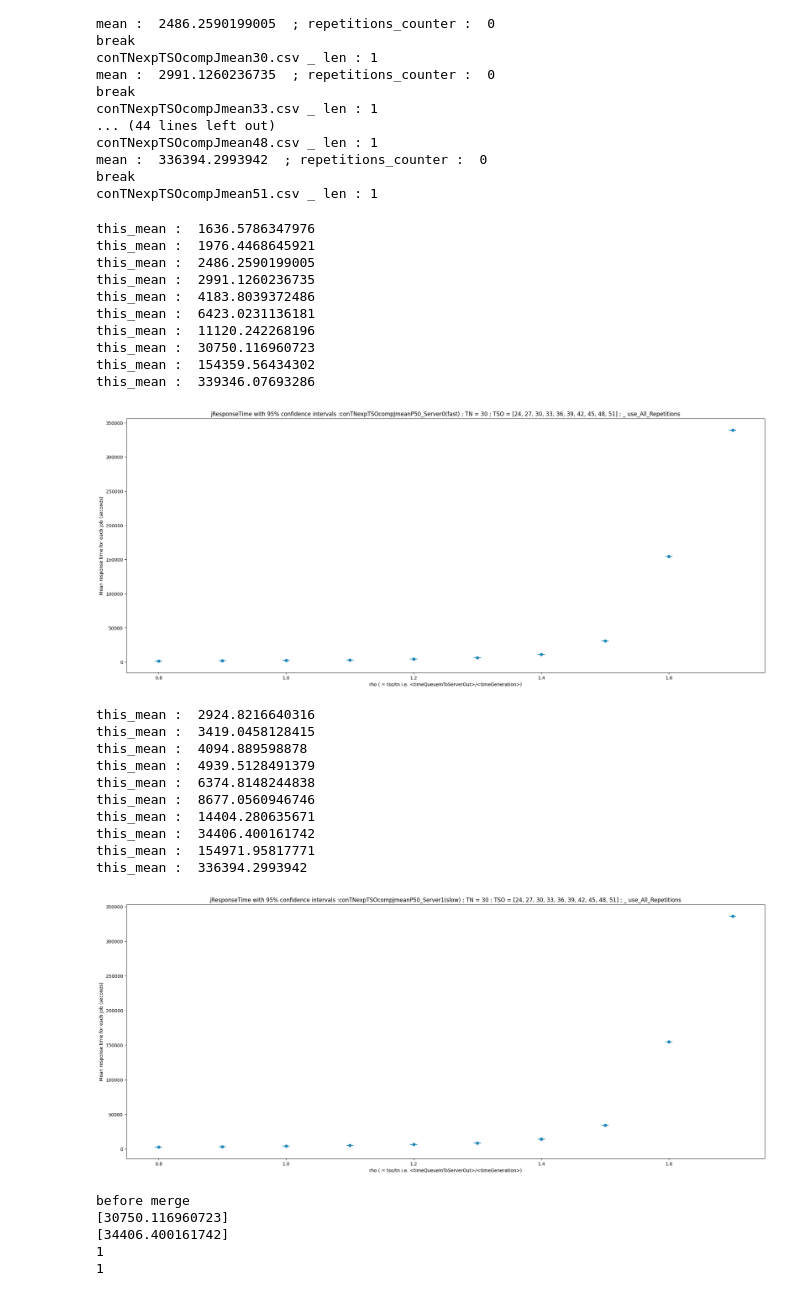
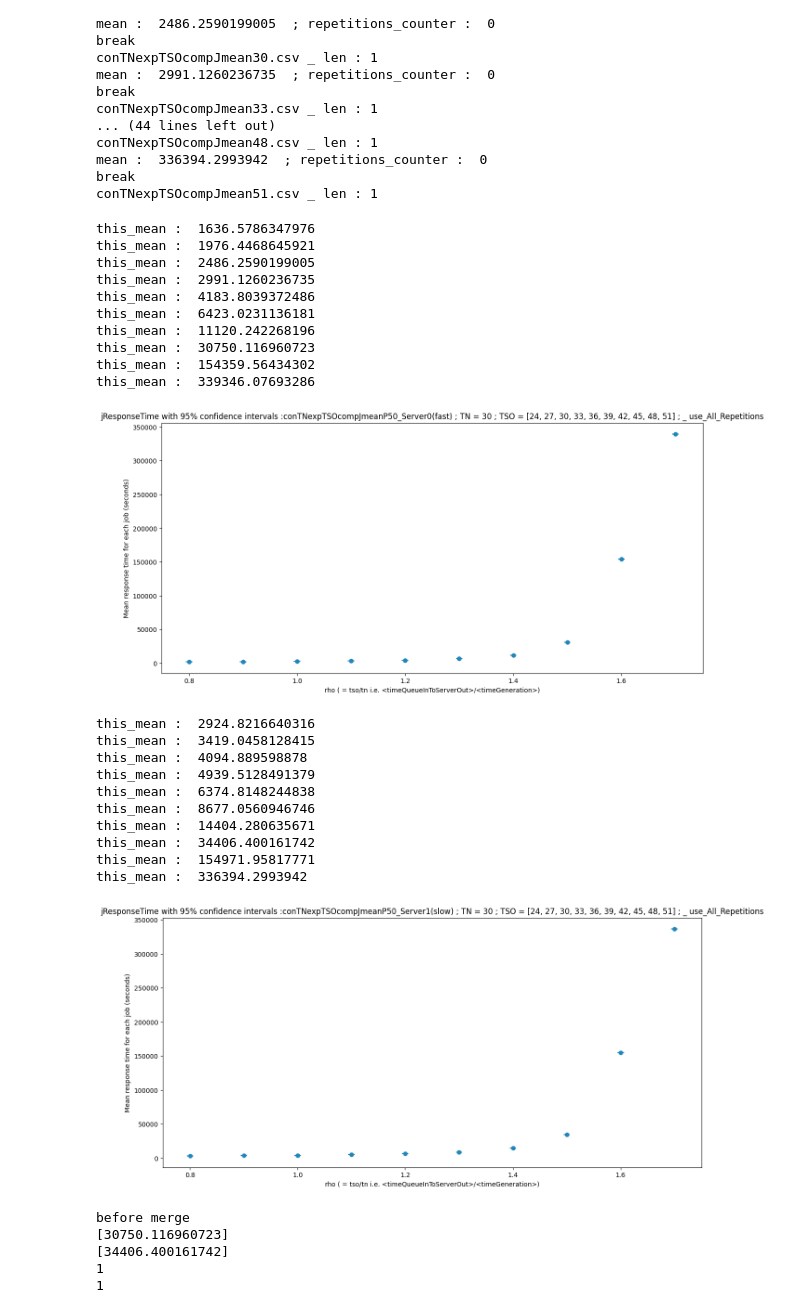
Before and after one commit to JacopoCarlon/JC_Performance_Evaluation_of_Computer_Systems_and_Networks_PECSN__Project, a Jupyter notebook: python_scripts/constTNexpTSOp50ResTimeISTandCI.ipynb, the cells around one changed output. Cells and saved outputs as stored; diff of their text form; code cells hidden in the pictures.

```diff
--- a/python_scripts/constTNexpTSOp50ResTimeISTandCI.ipynb
+++ b/python_scripts/constTNexpTSOp50ResTimeISTandCI.ipynb
@@ -363,7 +363,7 @@ def plot_confidence_interval(x, values, z=1.96, color='#2187bb', horizontal_line
 plot_dir = f'../images/plots'
 
 for srvn in range(0, len(server_names)):
-	plt.rcParams["figure.figsize"] = (25, 10)
+	plt.rcParams["figure.figsize"] = (15, 7)
 	for tso_this_iter in range(0, len(target_tso), 1) :
 		this_tso_averages = general_array[srvn][tso_this_iter]
 		#	print(this_tso_averages)
@@ -382,34 +382,34 @@ for srvn in range(0, len(server_names)):
 	#	plt.plot(rho, rho**2/(1-rho)   , color='r', label="rho^2/(1-rho)")
 	#	plt.legend(loc="upper left")
 
 	extras = ["fast", "slow"]
 	name = f'jResponseTime with 95% confidence intervals :conTNexpTSOcompJmeanP{probability}_Server{srvn}({extras[srvn]})'
 	plt.title(f"{name} ; TN = 30 ; TSO = {target_tso} ; _ use_All_Repetitions")
 
 
 	plt.ylabel("Mean response time for each job (seconds)")
 	plt.xlabel("rho ( = tso/tn i.e. <timeQueueInToServerOut>/<timeGeneration>)")
 
 	save = False
 	if save == True:
 		if use_all == True:
 			plt.savefig(f'{plot_dir}/jResTime_ConfidenceIntervals_plot{distribution}P{probability}_{target_tso[tso_this_iter]}_Server{srvn}.png')
 		else :
 			plt.savefig(f'{plot_dir}/jResTime_ConfidenceIntervals_plot{distribution}P{probability}_{target_tso[tso_this_iter]}_onlyIterZero_Server{srvn}.png')
 
 	plt.show()
 # %% [output]
 this_mean :  1636.5786347976
 this_mean :  1976.4468645921
 this_mean :  2486.2590199005
 this_mean :  2991.1260236735
 this_mean :  4183.8039372486
 this_mean :  6423.0231136181
 this_mean :  11120.242268196
 this_mean :  30750.116960723
 this_mean :  154359.56434302
 this_mean :  339346.07693286
-[figure, old version]
+[figure, new version]
 this_mean :  2924.8216640316
 this_mean :  3419.0458128415
 this_mean :  4094.889598878
@@ -420,7 +420,7 @@ this_mean :  14404.280635671
 this_mean :  34406.400161742
 this_mean :  154971.95817771
 this_mean :  336394.2993942
-[figure, old version]
+[figure, new version]
 # %%
 print("before merge")
 print(general_array[0][7])
```
Also changed, not shown: parts of 1 cell of this notebook, 5 other files.
